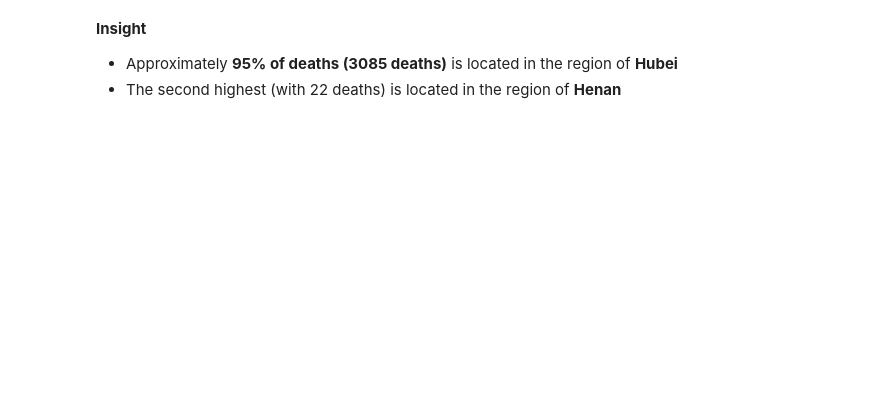
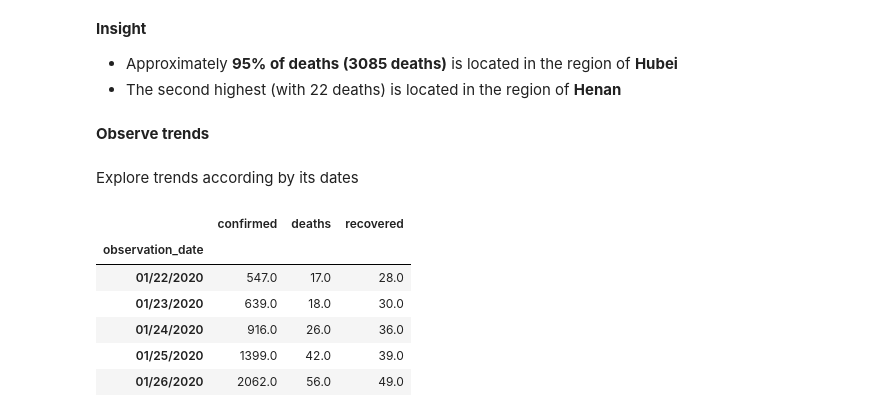
Before and after one commit to IcedLemonTea0/EDA-COVID-19-in-China, a Jupyter notebook: EDA COVID-19 Analysis in China.ipynb, the cells around one changed output. Saved outputs shown, nothing was run; the diff lists cells and outputs as text; code cells hidden in the pictures; blank space fills up the shorter version.

```diff
--- a/EDA COVID-19 Analysis in China.ipynb
+++ b/EDA COVID-19 Analysis in China.ipynb
@@ -110,3 +131,18 @@ fig.show()
 
 * Approximately **95% of deaths (3085 deaths)** is located in the region of **Hubei**
 * The second highest (with 22 deaths) is located in the region of **Henan**
+# %% [markdown]
+**Observe trends**
+# %% [markdown]
+Explore trends according by its dates
+# %%
+observe_date = df.groupby(by='observation_date').sum()[['confirmed','deaths','recovered']]
+observe_date.head()
+# %% [output]
+|  | confirmed | deaths | recovered |
+| observation_date |  |  |  |
+| 01/22/2020 | 547.0 | 17.0 | 28.0 |
+| 01/23/2020 | 639.0 | 18.0 | 30.0 |
+| 01/24/2020 | 916.0 | 26.0 | 36.0 |
+| 01/25/2020 | 1399.0 | 42.0 | 39.0 |
+| 01/26/2020 | 2062.0 | 56.0 | 49.0 |
```
Also changed, not shown: parts of 17 cells of this notebook.
